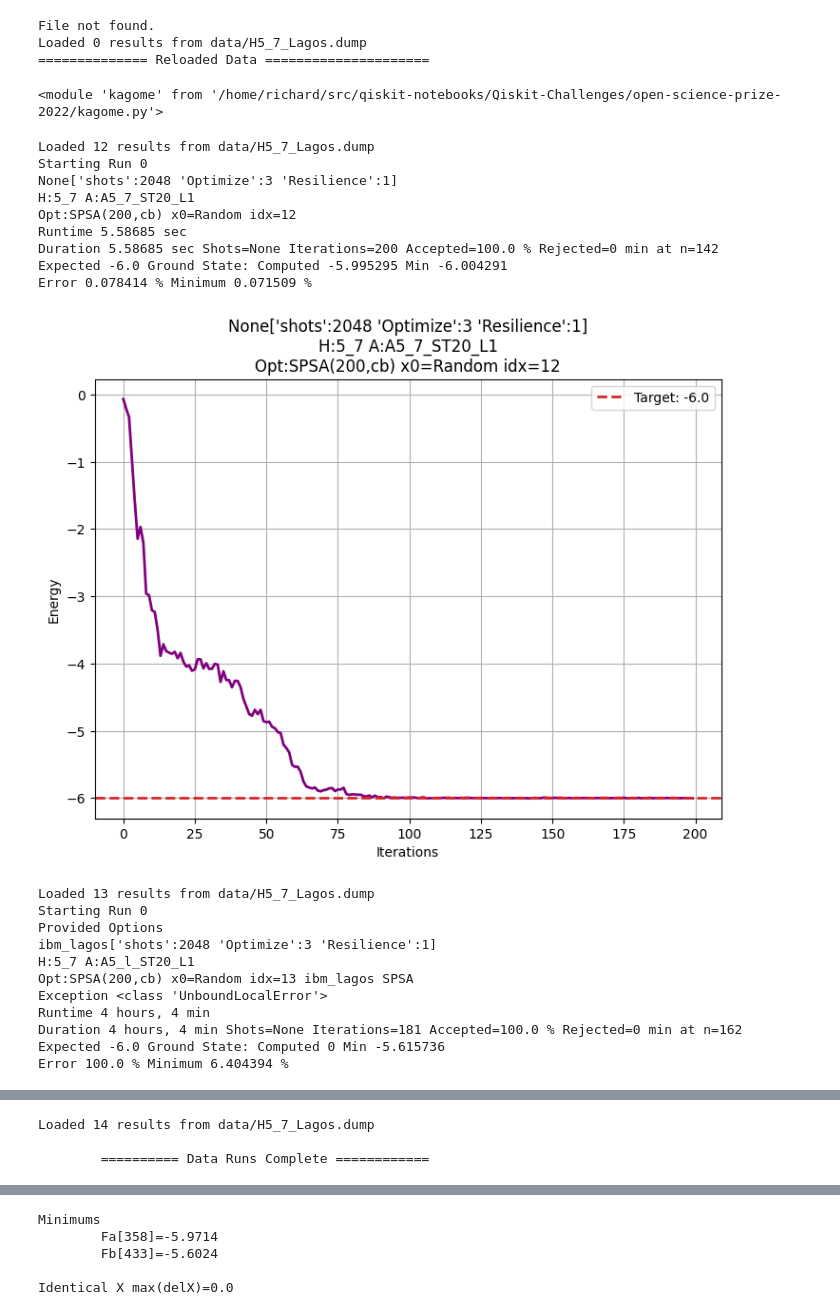
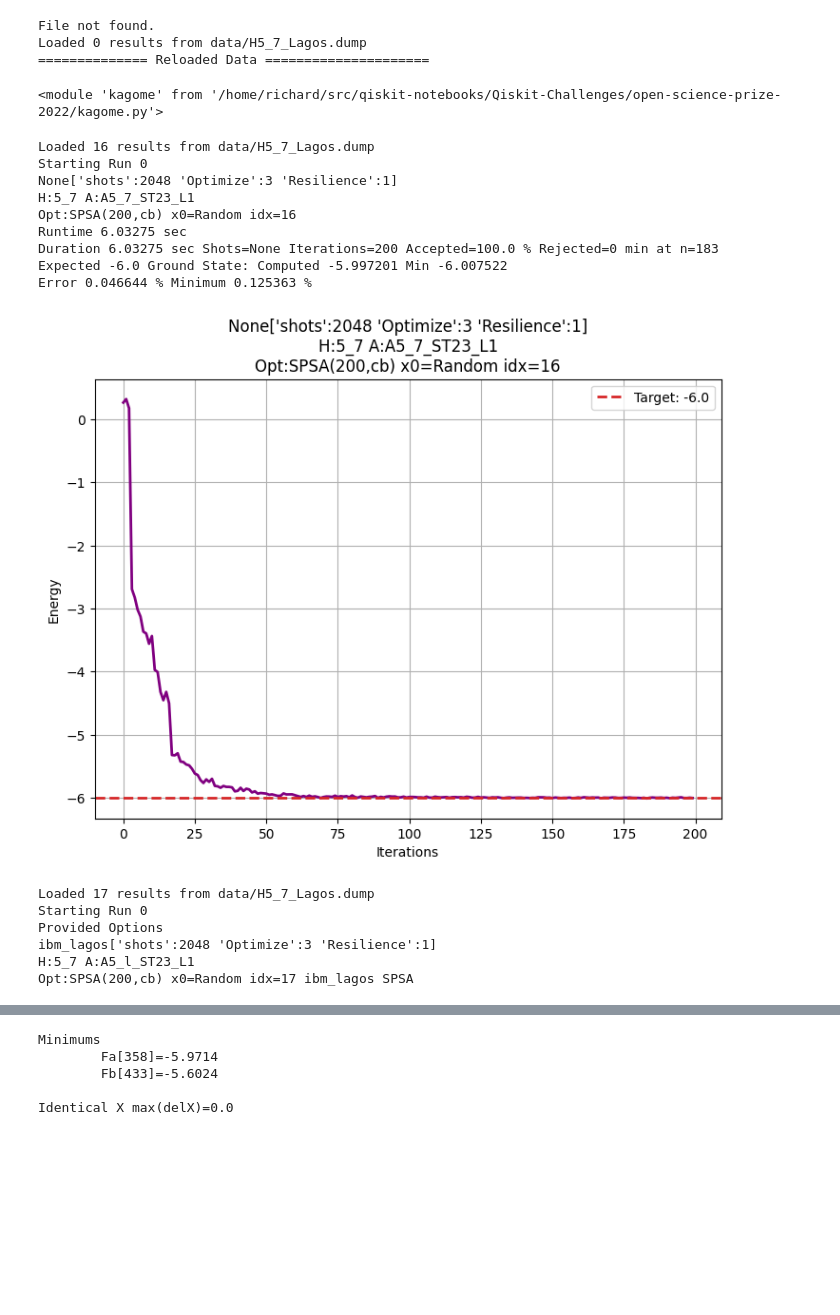
Before and after one commit to rrodenbusch/open-science-prize-2022, a Jupyter notebook: Lago5_7-Kagome.ipynb, the cells around one changed output, grey strips where cells are left out. Cells and saved outputs as stored; diff of their text form; code cells hidden in the pictures; blank space fills up the shorter version.

Commit message:
Updated notebooks for final testing

```diff
--- a/Lago5_7-Kagome.ipynb
+++ b/Lago5_7-Kagome.ipynb
@@ -292,10 +292,10 @@ print("============== Reloaded Data =====================")
 File not found.
 Loaded 0 results from data/H5_7_Lagos.dump
 ============== Reloaded Data =====================
-# %%
-reload(kagome)
-# %% [output]
-<module 'kagome' from '/home/richard/src/qiskit-notebooks/Qiskit-Challenges/open-science-prize-2022/kagome.py'>
+# %%
+reload(kagome)
+# %% [output]
+<module 'kagome' from '/home/richard/src/qiskit-notebooks/Qiskit-Challenges/open-science-prize-2022/kagome.py'>
 # %%
 #================= Problem Setup =====================
 fname=run_fname   # run_fname, comp_fname
@@ -303,53 +303,48 @@ pt_idx = 'Random'        # '0'-> 0 vector; [int] -> point cache; else -> Random
 if isinstance(pt_idx,int) and len(curCache) <= pt_idx:
     curCache = kagome.load_results(fname)
 x0, expVal =  kagome.getX0(pt_idx,curCache)
-for E,R in [('ST20',1),]:  # ('ST22',1),('ST23',1),
+for E,R in [('ST23',1),]:  # ('ST22',1),('ST23',1),
         runconfig = {'Hkey'         : '5_7', 'fname' : fname,
                      'Akey'         : f'A5_7_{E}_L{R}', 'miniAkey' : f'A5_7_{E}_L{R}',
                      'Okey'         : '14',         # 00->10 02->75 04->150 06->300 13->350 14->200 15->100
                      'nshots'       : 2048, 'optimization' : 3, 'resilience'   : 1,
                      'backend'      : None,   'service' : None,  'numRuns' : 1,
                      'forced_xdata' : None, 'x0' : x0,'pt_idx': pt_idx, }
         job_tags = {'H':f"H{runconfig['Hkey']}",'A':runconfig['Akey'],
                     'O':f"Opt({runconfig['optimization']}", 'R':f"Res({runconfig['resilience']}",
                     'S':f"shots({runconfig['nshots']})", }
         updates={'job_tags' : list(job_tags.values())}
-#         runconfig['forced_xdata'] = curCache[1]._callback_points
+#         runconfig['forced_xdata'] = curCache[13]._callback_points
         ############  Initial Configuration Run, None, None  ####################
         np.random.seed(177801) # Set of repeatable staring points
         CurCache = runConfig(runconfig, plot=True, global_seed=177801, np_seed=177801, updates=updates, )
 
 #         runconfig['forced_xdata'] = curCache[200]._callback_points
         for D in ['l',]:  # Devices lagos,jakarta,perth,oslo  # Manila is different mapping
             job_tags['A'] = f'A5_{D}_{E}_L{R}'
             updates={'service': service, 'Akey': job_tags['A'], 'job_tags': list(job_tags.values())}
             if updates.get('service', runconfig.get('service',None)) is None:
                 updates['backend'] = simulators[D]
             else:
                 updates['backend'] = backends_runtime[D]
             CurCache = runConfig(runconfig, plot=True, global_seed=177801, np_seed=177801, updates=updates, )
 
 curCache = kagome.load_results(fname)
 print(f"\n\t========== Data Runs Complete ============")
 # %% [output]
-Loaded 12 results from data/H5_7_Lagos.dump
+Loaded 16 results from data/H5_7_Lagos.dump
 Starting Run 0
 None['shots':2048 'Optimize':3 'Resilience':1]
-H:5_7 A:A5_7_ST20_L1
-Opt:SPSA(200,cb) x0=Random idx=12
-Runtime 5.58685 sec
-Duration 5.58685 sec Shots=None Iterations=200 Accepted=100.0 % Rejected=0 min at n=142
-Expected -6.0 Ground State: Computed -5.995295 Min -6.004291
-Error 0.078414 % Minimum 0.071509 %
+H:5_7 A:A5_7_ST23_L1
+Opt:SPSA(200,cb) x0=Random idx=16
+Runtime 6.03275 sec
+Duration 6.03275 sec Shots=None Iterations=200 Accepted=100.0 % Rejected=0 min at n=183
+Expected -6.0 Ground State: Computed -5.997201 Min -6.007522
+Error 0.046644 % Minimum 0.125363 %
-[figure, old version]
+[figure, new version]
-Loaded 13 results from data/H5_7_Lagos.dump
+Loaded 17 results from data/H5_7_Lagos.dump
 Starting Run 0
 Provided Options
 ibm_lagos['shots':2048 'Optimize':3 'Resilience':1]
-H:5_7 A:A5_l_ST20_L1
-Opt:SPSA(200,cb) x0=Random idx=13 ibm_lagos SPSA
-Exception <class 'UnboundLocalError'>
-Runtime 4 hours, 4 min
-Duration 4 hours, 4 min Shots=None Iterations=181 Accepted=100.0 % Rejected=0 min at n=162
-Expected -6.0 Ground State: Computed 0 Min -5.615736
-Error 100.0 % Minimum 6.404394 %
+H:5_7 A:A5_l_ST23_L1
+Opt:SPSA(200,cb) x0=Random idx=17 ibm_lagos SPSA
@@ -357,3 +350,0 @@ Error 100.0 % Minimum 6.404394 %
-Loaded 14 results from data/H5_7_Lagos.dump
-
-        ========== Data Runs Complete ============
```
Also changed, not shown: parts of 4 cells of this notebook, 4 other files.
